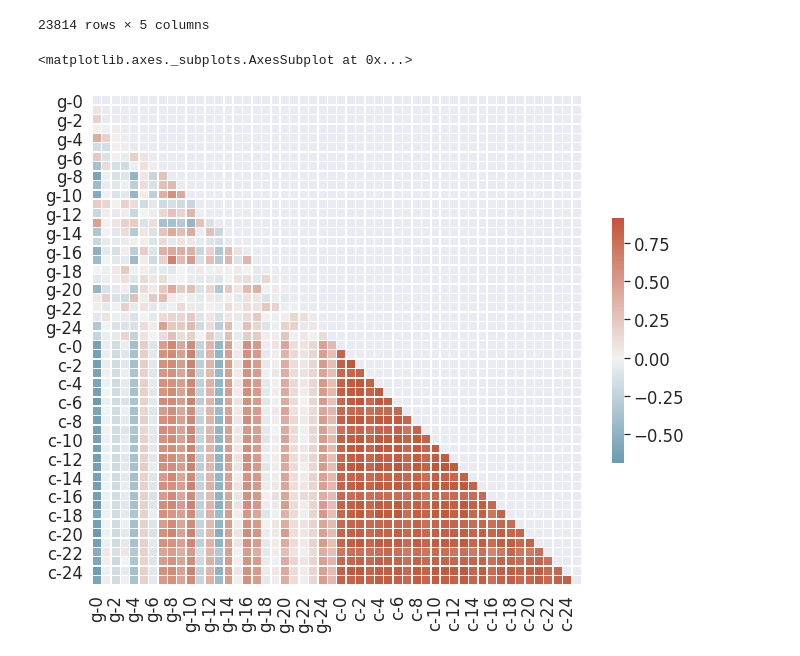
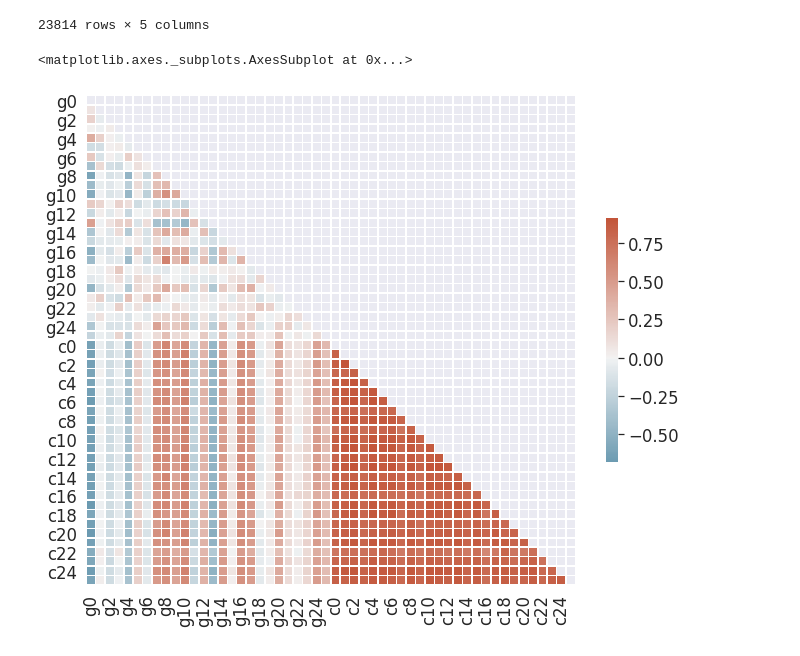
Before and after one commit to gedoztech/imersao_dados_alura, a Jupyter notebook: Imersão_Dados_3_Alura.ipynb, the cells around one changed output. Drawn from its saved outputs; the diff is of its cells as text; code cells hidden in the pictures.

```diff
--- a/Imersão_Dados_3_Alura.ipynb
+++ b/Imersão_Dados_3_Alura.ipynb
@@ -697,21 +697,16 @@ pd.melt(dados, id_vars=['dose', 'tempo', 'tratamento'], value_vars=['g0'])
 | 23812 | D1 | 24 | com_droga | g0 | 0.6660 |
 | 23813 | D1 | 72 | com_droga | g0 | -0.8598 |
 23814 rows × 5 columns
-# %%
-# Recarregando a tabela original
-
-dados_url = 'https://github.com/alura-cursos/imersaodados3/blob/main/dados/dados_experimentos.zip?raw=true'
-dados = pd.read_csv(dados_url, compression = 'zip')
 # %%
 # Desafio 5 => Gerando matriz de correlação para comparar as colunas g e c
-colunas_g_c = [f'g-{x}' for x in range(0, 26)] + [f'c-{x}' for x in range(0, 26)]
+colunas_g_c = [f'g{x}' for x in range(0, 26)] + [f'c{x}' for x in range(0, 26)]
 dados_g_c = dados.loc[:, colunas_g_c]
 corr = dados_g_c.corr()
 mask = np.triu(np.ones_like(corr, dtype=bool))
 f, ax = plt.subplots(figsize=(11, 9))
 cmap = sns.diverging_palette(230, 20, as_cmap=True)
 sns.heatmap(corr, mask=mask, cmap=cmap, center=0,
             square=True, linewidths=.5, cbar_kws={"shrink": .5})
 # %% [output]
 <matplotlib.axes._subplots.AxesSubplot at 0x...>
-[figure, old version]
+[figure, new version]
```
Also changed, not shown: parts of 17 cells of this notebook.
